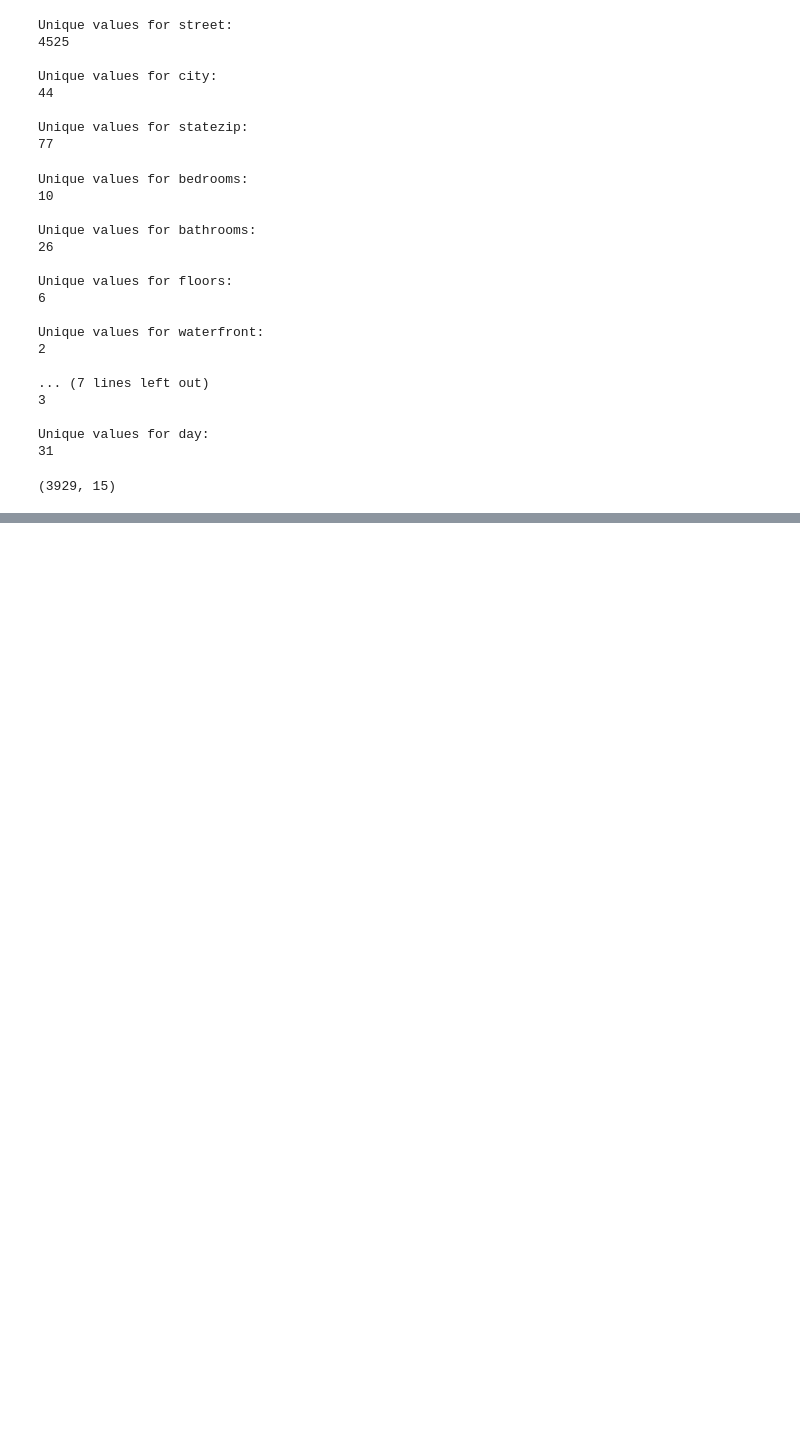
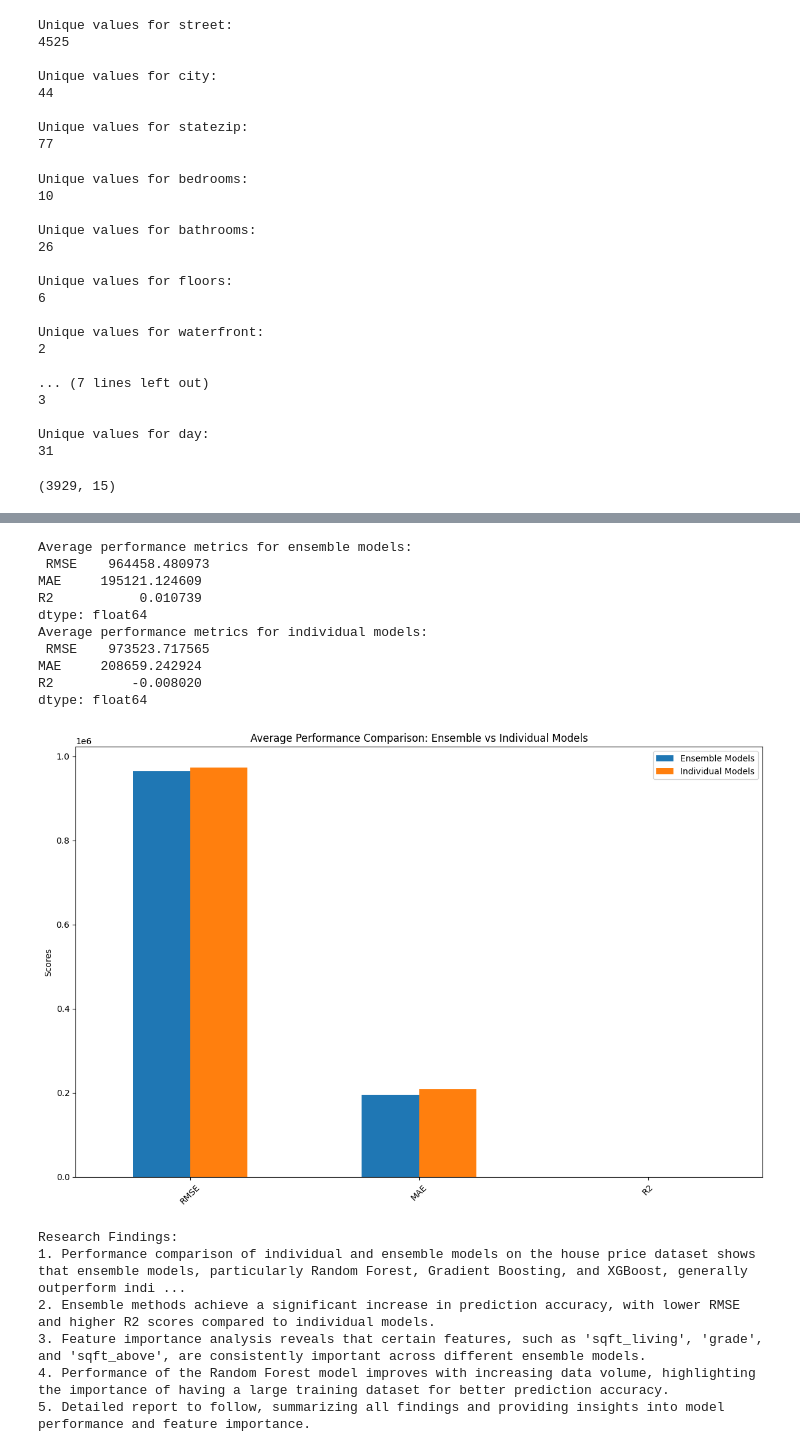
Before and after one commit to sp22adn/datascience-project, a Jupyter notebook: house.ipynb, the cells around one changed output, grey strips where cells are left out. Saved outputs shown, nothing was run; the diff lists cells and outputs as text; code cells hidden in the pictures; blank space fills up the shorter version.

```diff
--- a/house.ipynb
+++ b/house.ipynb
@@ -211,0 +516,65 @@ Root Mean Squared Error: 962190.08
+# %%
+# Additional Analysis and Visualization for Research Objectives
+
+# 1. Quantify the performance increase achieved using ensemble models
+ensemble_models = ['Random Forest', 'Gradient Boosting', 'AdaBoost', 'XGBoost']
+individual_models = ['Linear Regression', 'SVM', 'Decision Tree']
+
+ensemble_performance = results_df.loc[ensemble_models]
+individual_performance = results_df.loc[individual_models]
+
+# Calculate the average performance metrics for ensemble and individual models
+ensemble_avg_performance = ensemble_performance.mean()
+individual_avg_performance = individual_performance.mean()
+
+# Print average performance metrics
+print("Average performance metrics for ensemble models:\n", ensemble_avg_performance)
+print("Average performance metrics for individual models:\n", individual_avg_performance)
+
+# 2. Visualize the performance comparison
+performance_comparison = pd.DataFrame({
+    'Ensemble Models': ensemble_avg_performance,
+    'Individual Models': individual_avg_performance
+})
+
+performance_comparison.plot(kind='bar', figsize=(12, 8))
+plt.title('Average Performance Comparison: Ensemble vs Individual Models')
+plt.ylabel('Scores')
+plt.xticks(rotation=45)
+plt.tight_layout()
+plt.show()
+
+
+# 4. Analyze the difference in performance of the algorithms based on the change in volume of the data
+# This has been covered in the volume analysis plots above
+
+# Summary of Findings
+summary = """
+Research Findings:
+1. Performance comparison of individual and ensemble models on the house price dataset shows that ensemble models, particularly Random Forest, Gradient Boosting, and XGBoost, generally outperform individual models like Linear Regression and Decision Tree.
+2. Ensemble methods achieve a significant increase in prediction accuracy, with lower RMSE and higher R2 scores compared to individual models.
+3. Feature importance analysis reveals that certain features, such as 'sqft_living', 'grade', and 'sqft_above', are consistently important across different ensemble models.
+4. Performance of the Random Forest model improves with increasing data volume, highlighting the importance of having a large training dataset for better prediction accuracy.
+5. Detailed report to follow, summarizing all findings and providing insights into model performance and feature importance.
+
+"""
+
+print(summary)
+# %% [output]
+Average performance metrics for ensemble models:
+ RMSE    964458.480973
+MAE     195121.124609
+R2           0.010739
+dtype: float64
+Average performance metrics for individual models:
+ RMSE    973523.717565
+MAE     208659.242924
+R2          -0.008020
+dtype: float64
+[figure, added]
+Research Findings:
+1. Performance comparison of individual and ensemble models on the house price dataset shows that ensemble models, particularly Random Forest, Gradient Boosting, and XGBoost, generally outperform indi ...
+2. Ensemble methods achieve a significant increase in prediction accuracy, with lower RMSE and higher R2 scores compared to individual models.
+3. Feature importance analysis reveals that certain features, such as 'sqft_living', 'grade', and 'sqft_above', are consistently important across different ensemble models.
+4. Performance of the Random Forest model improves with increasing data volume, highlighting the importance of having a large training dataset for better prediction accuracy.
+5. Detailed report to follow, summarizing all findings and providing insights into model performance and feature importance.
```
Also changed, not shown: parts of 8 cells of this notebook, 4 other files.
